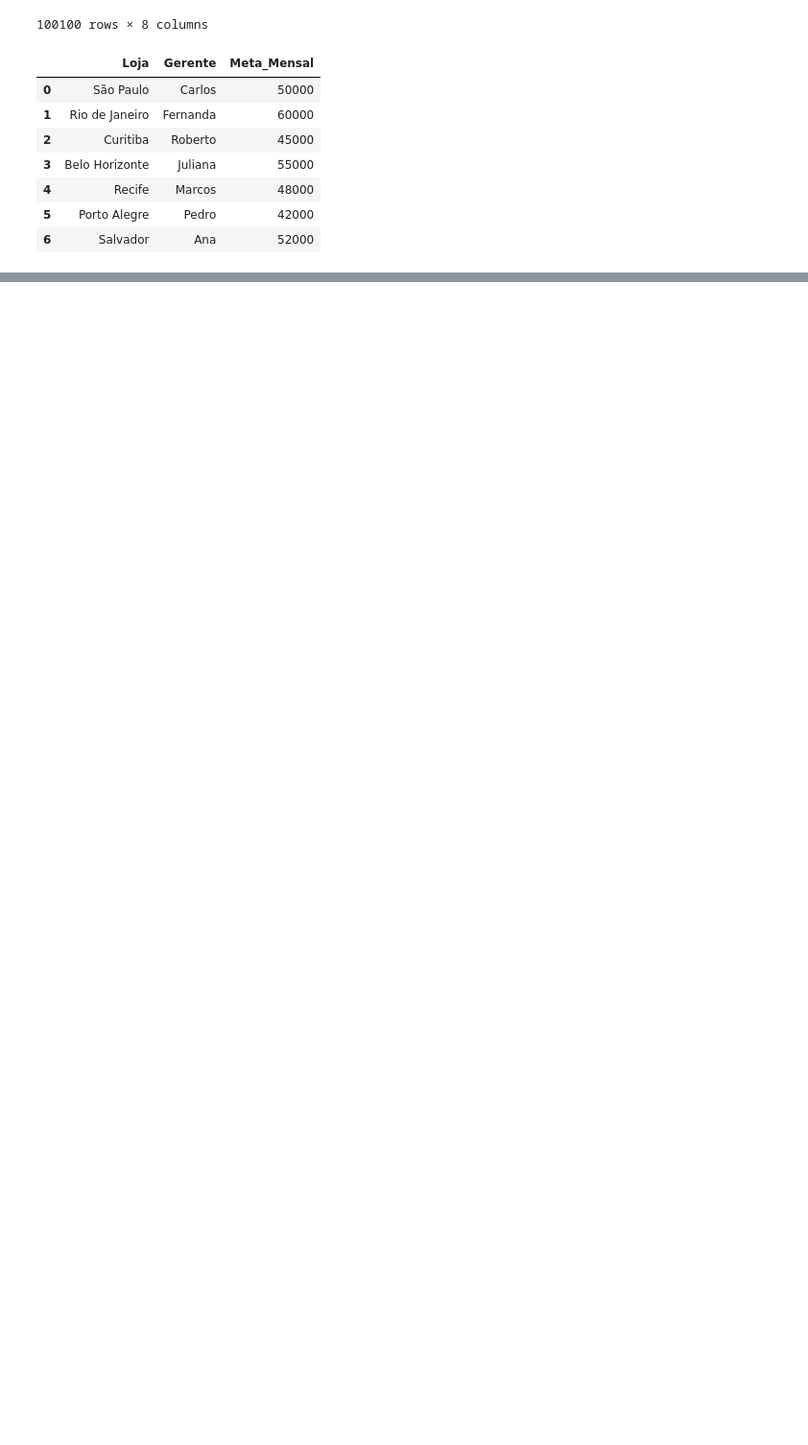
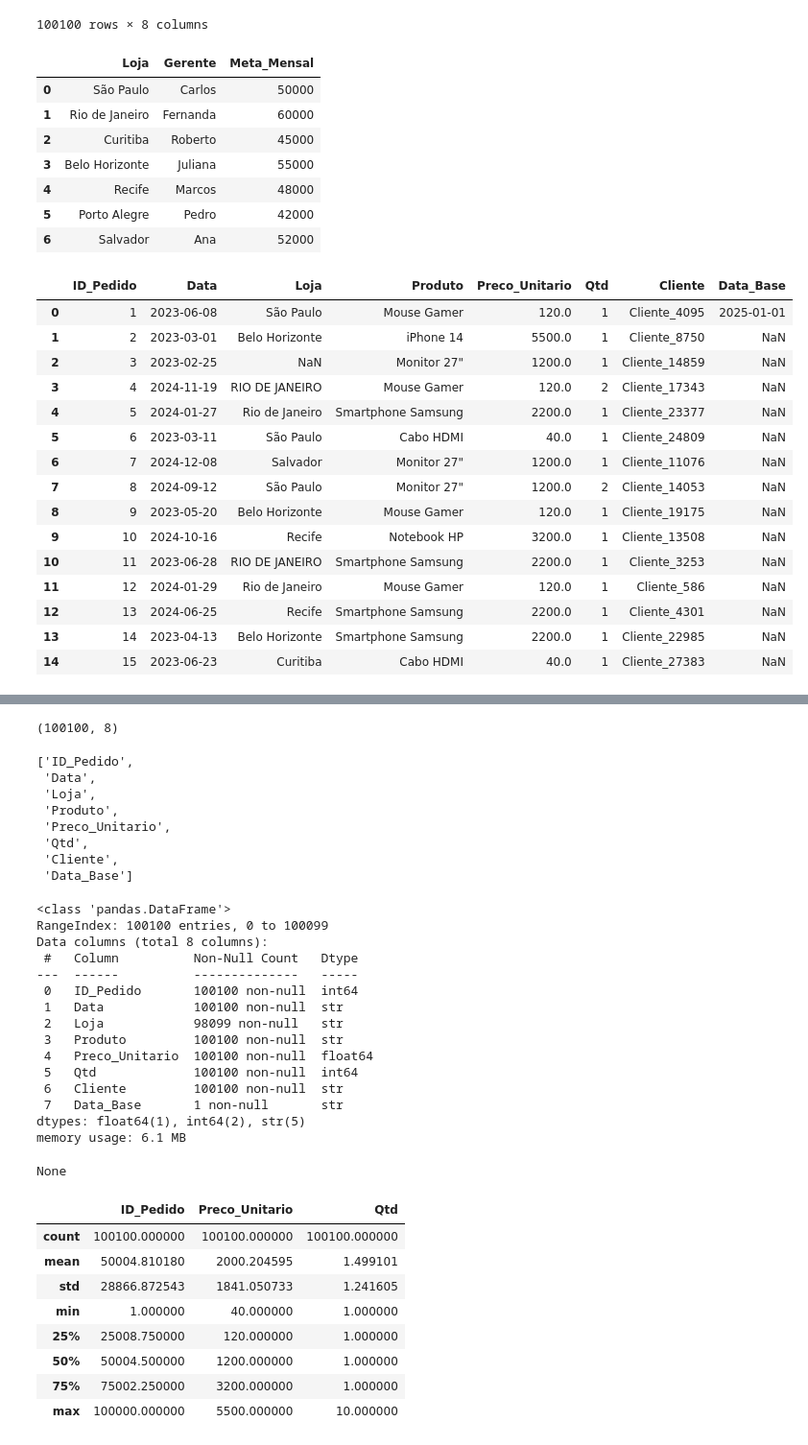
Before and after one commit to ycxs12/projeto-etl-hashtag-estudo, a Jupyter notebook: Projeto ETL.ipynb, the cells around one changed output, grey strips where cells are left out. Shown at 96% size. Cells and saved outputs as stored; diff of their text form; code cells hidden in the pictures; blank space fills up the shorter version.

Commit message:
Inspeção dos dados

```diff
--- a/Projeto ETL.ipynb
+++ b/Projeto ETL.ipynb
@@ -29,3 +29,29 @@ display(df_gerentes)
 | 4 | Recife | Marcos | 48000 |
 | 5 | Porto Alegre | Pedro | 42000 |
 | 6 | Salvador | Ana | 52000 |
+# %%
+#Inspeção dos dados
+display(df_vendas.head(15))
+display(df_vendas.tail(15))
+display(df_vendas.sample(15))
+display(df_vendas.shape)
+display(list(df_vendas.columns))
+display(df_vendas.info())
+display(df_vendas.describe())
+# %% [output]
+|  | ID_Pedido | Data | Loja | Produto | Preco_Unitario | Qtd | Cliente | Data_Base |
+| 0 | 1 | 2023-06-08 | São Paulo | Mouse Gamer | 120.0 | 1 | Cliente_4095 | 2025-01-01 |
+| 1 | 2 | 2023-03-01 | Belo Horizonte | iPhone 14 | 5500.0 | 1 | Cliente_8750 | NaN |
+| 2 | 3 | 2023-02-25 | NaN | Monitor 27" | 1200.0 | 1 | Cliente_14859 | NaN |
+| 3 | 4 | 2024-11-19 | RIO DE JANEIRO | Mouse Gamer | 120.0 | 2 | Cliente_17343 | NaN |
+| 4 | 5 | 2024-01-27 | Rio de Janeiro | Smartphone Samsung | 2200.0 | 1 | Cliente_23377 | NaN |
+| 5 | 6 | 2023-03-11 | São Paulo | Cabo HDMI | 40.0 | 1 | Cliente_24809 | NaN |
+| 6 | 7 | 2024-12-08 | Salvador | Monitor 27" | 1200.0 | 1 | Cliente_11076 | NaN |
+| 7 | 8 | 2024-09-12 | São Paulo | Monitor 27" | 1200.0 | 2 | Cliente_14053 | NaN |
+| 8 | 9 | 2023-05-20 | Belo Horizonte | Mouse Gamer | 120.0 | 1 | Cliente_19175 | NaN |
+| 9 | 10 | 2024-10-16 | Recife | Notebook HP | 3200.0 | 1 | Cliente_13508 | NaN |
+| 10 | 11 | 2023-06-28 | RIO DE JANEIRO | Smartphone Samsung | 2200.0 | 1 | Cliente_3253 | NaN |
+| 11 | 12 | 2024-01-29 | Rio de Janeiro | Mouse Gamer | 120.0 | 1 | Cliente_586 | NaN |
+| 12 | 13 | 2024-06-25 | Recife | Smartphone Samsung | 2200.0 | 1 | Cliente_4301 | NaN |
+| 13 | 14 | 2023-04-13 | Belo Horizonte | Smartphone Samsung | 2200.0 | 1 | Cliente_22985 | NaN |
+| 14 | 15 | 2023-06-23 | Curitiba | Cabo HDMI | 40.0 | 1 | Cliente_27383 | NaN |
@@ -31,0 +90,34 @@ display(df_gerentes)
+(100100, 8)
+['ID_Pedido',
+ 'Data',
+ 'Loja',
+ 'Produto',
+ 'Preco_Unitario',
+ 'Qtd',
+ 'Cliente',
+ 'Data_Base']
+<class 'pandas.DataFrame'>
+RangeIndex: 100100 entries, 0 to 100099
+Data columns (total 8 columns):
+ #   Column          Non-Null Count   Dtype
+---  ------          --------------   -----
+ 0   ID_Pedido       100100 non-null  int64
+ 1   Data            100100 non-null  str
+ 2   Loja            98099 non-null   str
+ 3   Produto         100100 non-null  str
+ 4   Preco_Unitario  100100 non-null  float64
+ 5   Qtd             100100 non-null  int64
+ 6   Cliente         100100 non-null  str
+ 7   Data_Base       1 non-null       str
+dtypes: float64(1), int64(2), str(5)
+memory usage: 6.1 MB
+None
+|  | ID_Pedido | Preco_Unitario | Qtd |
+| count | 100100.000000 | 100100.000000 | 100100.000000 |
+| mean | 50004.810180 | 2000.204595 | 1.499101 |
+| std | 28866.872543 | 1841.050733 | 1.241605 |
+| min | 1.000000 | 40.000000 | 1.000000 |
+| 25% | 25008.750000 | 120.000000 | 1.000000 |
+| 50% | 50004.500000 | 1200.000000 | 1.000000 |
+| 75% | 75002.250000 | 3200.000000 | 1.000000 |
+| max | 100000.000000 | 5500.000000 | 10.000000 |
```
Also changed, not shown: parts of 1 cell of this notebook.
